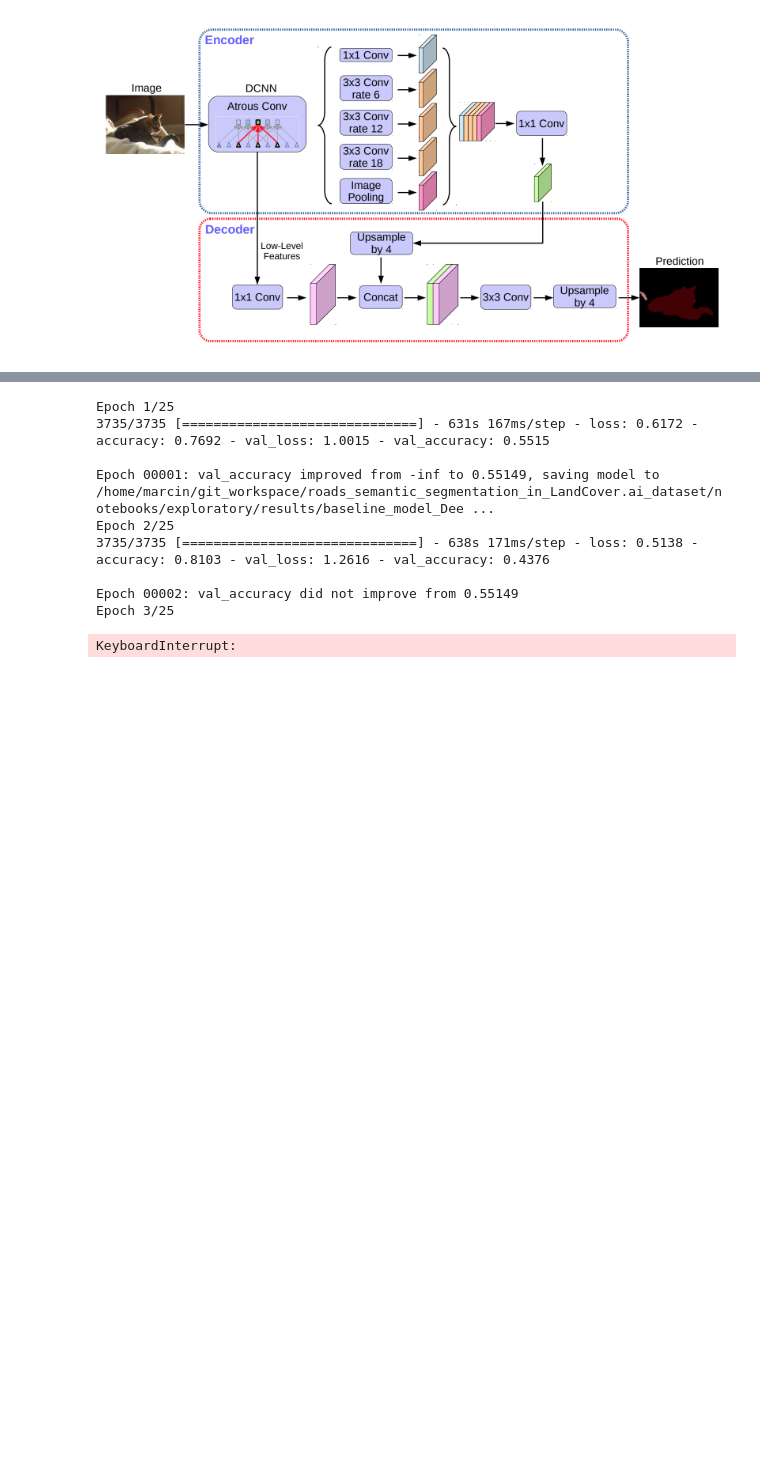
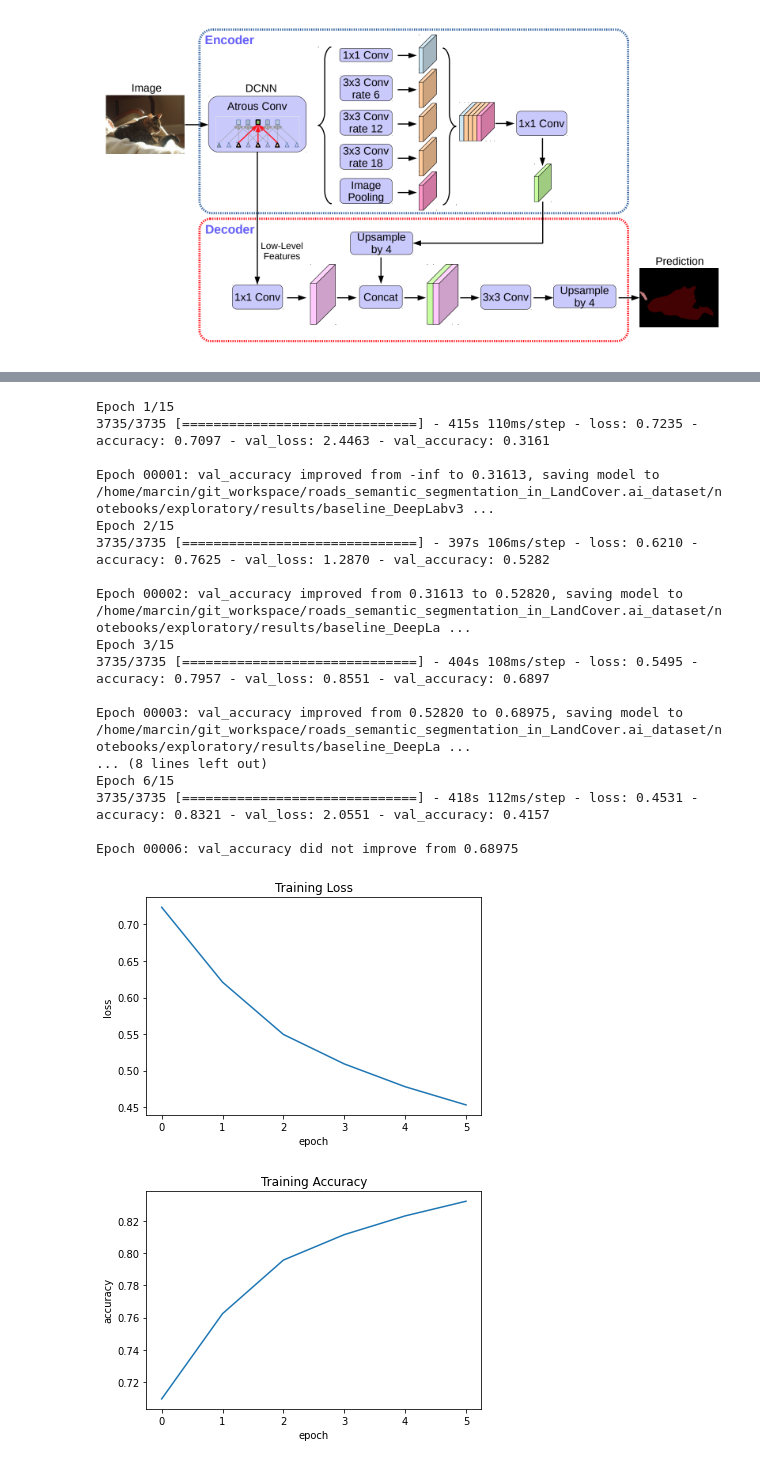
Before and after one commit to MortenTabaka/Semantic-segmentation-of-LandCover.ai-dataset, a Jupyter notebook: notebooks/exploratory/5.0-Marcin-DeepLabv3+_model.ipynb, the cells around one changed output, grey strips where cells are left out. Drawn from its saved outputs; the diff is of its cells as text; code cells hidden in the pictures; blank space fills up the shorter version.

Commit message:
train model with freezed convbase
model train with frozen convbase reaches highest accuracy in epoch 2; probably need augmentation; other metrics should be considered

```diff
--- a/notebooks/exploratory/5.0-Marcin-DeepLabv3+_model.ipynb
+++ b/notebooks/exploratory/5.0-Marcin-DeepLabv3+_model.ipynb
@@ -407,6 +374,9 @@ def DeeplabV3Plus(img_size, num_classes):
     resnet50 = tf.keras.applications.ResNet50(
         weights="imagenet", include_top=False, input_tensor=model_input
     )
+
+    resnet50.trainable = False
+
     x = resnet50.get_layer("conv4_block6_2_relu").output
     x = DilatedSpatialPyramidPooling(x)
 
@@ -464,12 +434,12 @@ def get_best_weights_callback(filepath):
 
     return checkpoint_callback
 # %%
-checkpoint_path = abs_path + '/notebooks/exploratory/results/baseline_model_DeepLabv3+/best_weights'
+checkpoint_path = abs_path + '/notebooks/exploratory/results/baseline_DeepLabv3+_not_augmented/best/best_weights'
 
 if not os.path.exists(checkpoint_path):
     os.makedirs(checkpoint_path)
 # %%
-early_stopping_val_loss = tf.keras.callbacks.EarlyStopping(monitor='val_loss', patience=3)
+early_stopping_val_loss = tf.keras.callbacks.EarlyStopping(monitor='val_accuracy', patience=3)
 
 best_val_acc = get_best_weights_callback(checkpoint_path)
 # %%
@@ -482,41 +452,50 @@ model.compile(
 
 history = model.fit(train_dataset,
                     validation_data=val_dataset,
-                    epochs=25,
+                    epochs=15,
                    callbacks=[early_stopping_val_loss,
                              best_val_acc])
 
 plt.plot(history.history["loss"])
 plt.title("Training Loss")
 plt.ylabel("loss")
 plt.xlabel("epoch")
 plt.show()
 
 plt.plot(history.history["accuracy"])
 plt.title("Training Accuracy")
 plt.ylabel("accuracy")
 plt.xlabel("epoch")
 plt.show()
 
 plt.plot(history.history["val_loss"])
 plt.title("Validation Loss")
 plt.ylabel("val_loss")
 plt.xlabel("epoch")
 plt.show()
 
 plt.plot(history.history["val_accuracy"])
 plt.title("Validation Accuracy")
 plt.ylabel("val_accuracy")
 plt.xlabel("epoch")
 plt.show()
 # %% [output]
-Epoch 1/25
-3735/3735 [==============================] - 631s 167ms/step - loss: 0.6172 - accuracy: 0.7692 - val_loss: 1.0015 - val_accuracy: 0.5515
+Epoch 1/15
+3735/3735 [==============================] - 415s 110ms/step - loss: 0.7235 - accuracy: 0.7097 - val_loss: 2.4463 - val_accuracy: 0.3161
 
-Epoch 00001: val_accuracy improved from -inf to 0.55149, saving model to /home/marcin/git_workspace/roads_semantic_segmentation_in_LandCover.ai_dataset/notebooks/exploratory/results/baseline_model_Dee ...
-Epoch 2/25
-3735/3735 [==============================] - 638s 171ms/step - loss: 0.5138 - accuracy: 0.8103 - val_loss: 1.2616 - val_accuracy: 0.4376
+Epoch 00001: val_accuracy improved from -inf to 0.31613, saving model to /home/marcin/git_workspace/roads_semantic_segmentation_in_LandCover.ai_dataset/notebooks/exploratory/results/baseline_DeepLabv3 ...
+Epoch 2/15
+3735/3735 [==============================] - 397s 106ms/step - loss: 0.6210 - accuracy: 0.7625 - val_loss: 1.2870 - val_accuracy: 0.5282
 
-Epoch 00002: val_accuracy did not improve from 0.55149
-Epoch 3/25
+Epoch 00002: val_accuracy improved from 0.31613 to 0.52820, saving model to /home/marcin/git_workspace/roads_semantic_segmentation_in_LandCover.ai_dataset/notebooks/exploratory/results/baseline_DeepLa ...
+Epoch 3/15
+3735/3735 [==============================] - 404s 108ms/step - loss: 0.5495 - accuracy: 0.7957 - val_loss: 0.8551 - val_accuracy: 0.6897
+
+Epoch 00003: val_accuracy improved from 0.52820 to 0.68975, saving model to /home/marcin/git_workspace/roads_semantic_segmentation_in_LandCover.ai_dataset/notebooks/exploratory/results/baseline_DeepLa ...
+... (8 lines left out)
+Epoch 6/15
+3735/3735 [==============================] - 418s 112ms/step - loss: 0.4531 - accuracy: 0.8321 - val_loss: 2.0551 - val_accuracy: 0.4157
+
+Epoch 00006: val_accuracy did not improve from 0.68975
-KeyboardInterrupt:
+[figure, added]
+[figure, added]
```
Also changed, not shown: parts of 10 cells of this notebook.
